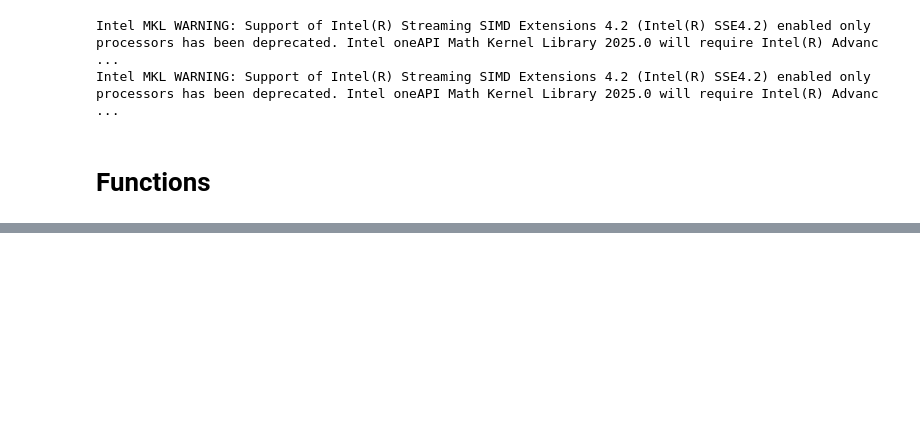
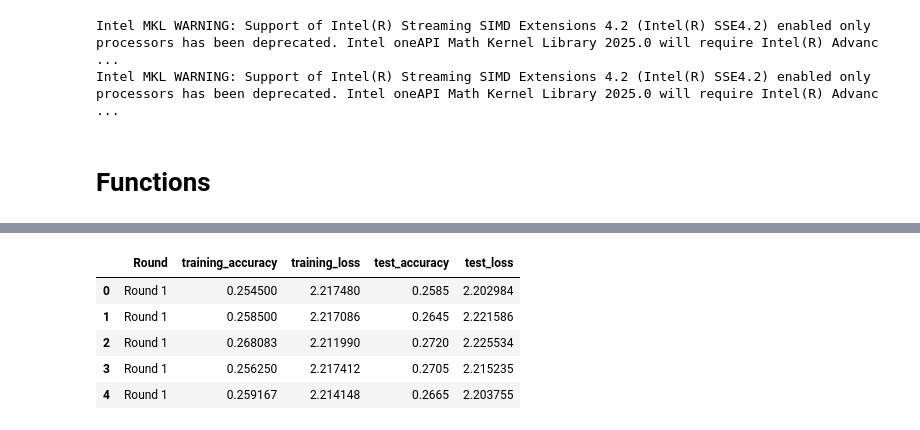
Before and after one commit to ClaudeCarlsson/Evaluating-Model-Poisoning-Attacks-in-Federated-Machine-Learning, a Jupyter notebook: results/Visualize Single.ipynb, the cells around one changed output, grey strips where cells are left out. Drawn from its saved outputs; the diff is of its cells as text; code cells hidden in the pictures; blank space fills up the shorter version.

```diff
--- a/results/Visualize Single.ipynb
+++ b/results/Visualize Single.ipynb
@@ -102,0 +103,9 @@ plt.tight_layout()
+# %%
+df_aggregated.head()
+# %% [output]
+|  | Round | training_accuracy | training_loss | test_accuracy | test_loss |
+| 0 | Round 1 | 0.254500 | 2.217480 | 0.2585 | 2.202984 |
+| 1 | Round 1 | 0.258500 | 2.217086 | 0.2645 | 2.221586 |
+| 2 | Round 1 | 0.268083 | 2.211990 | 0.2720 | 2.225534 |
+| 3 | Round 1 | 0.256250 | 2.217412 | 0.2705 | 2.215235 |
+| 4 | Round 1 | 0.259167 | 2.214148 | 0.2665 | 2.203755 |
```
Also changed, not shown: parts of 1 cell of this notebook, 24 other files.
